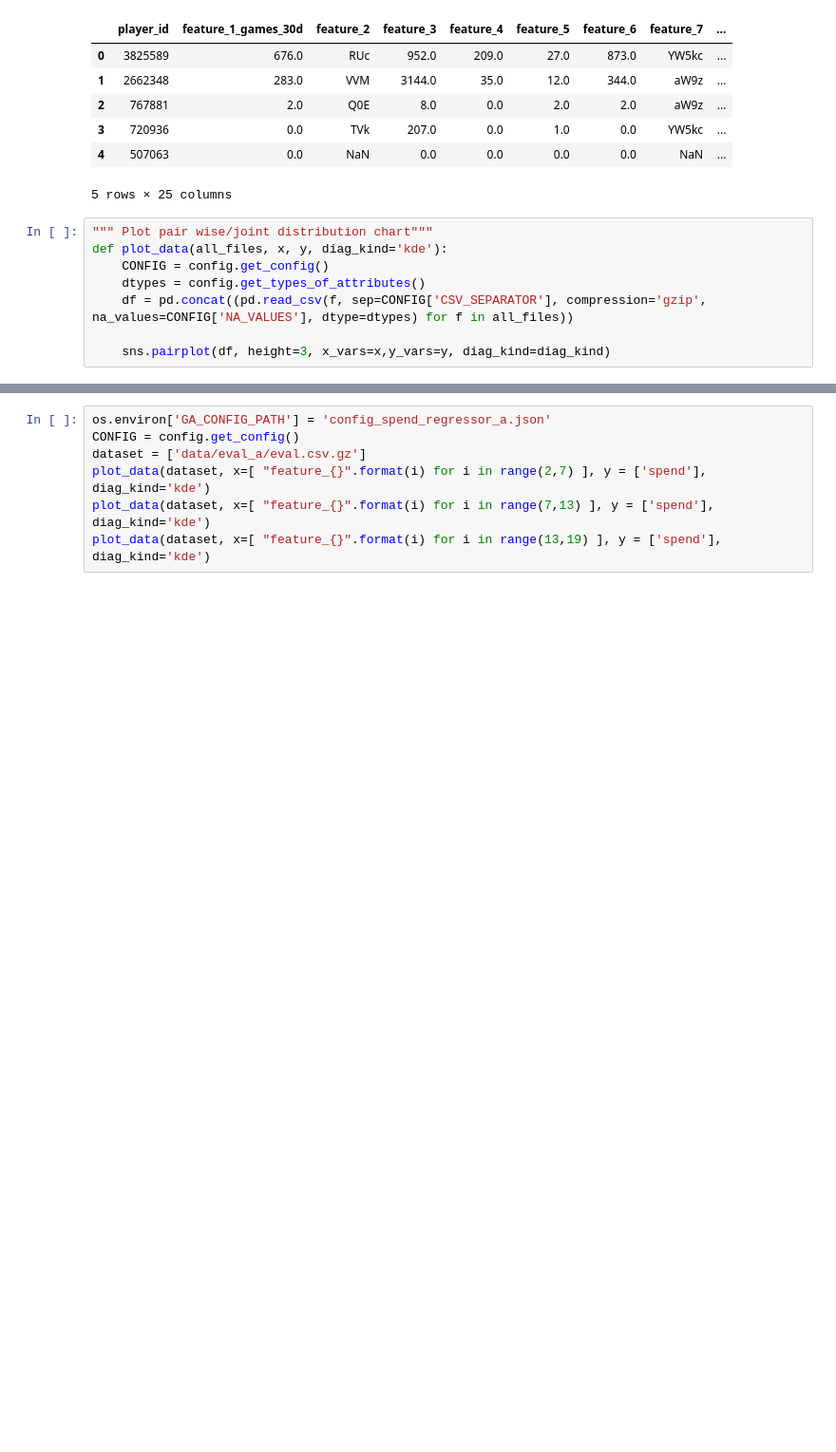
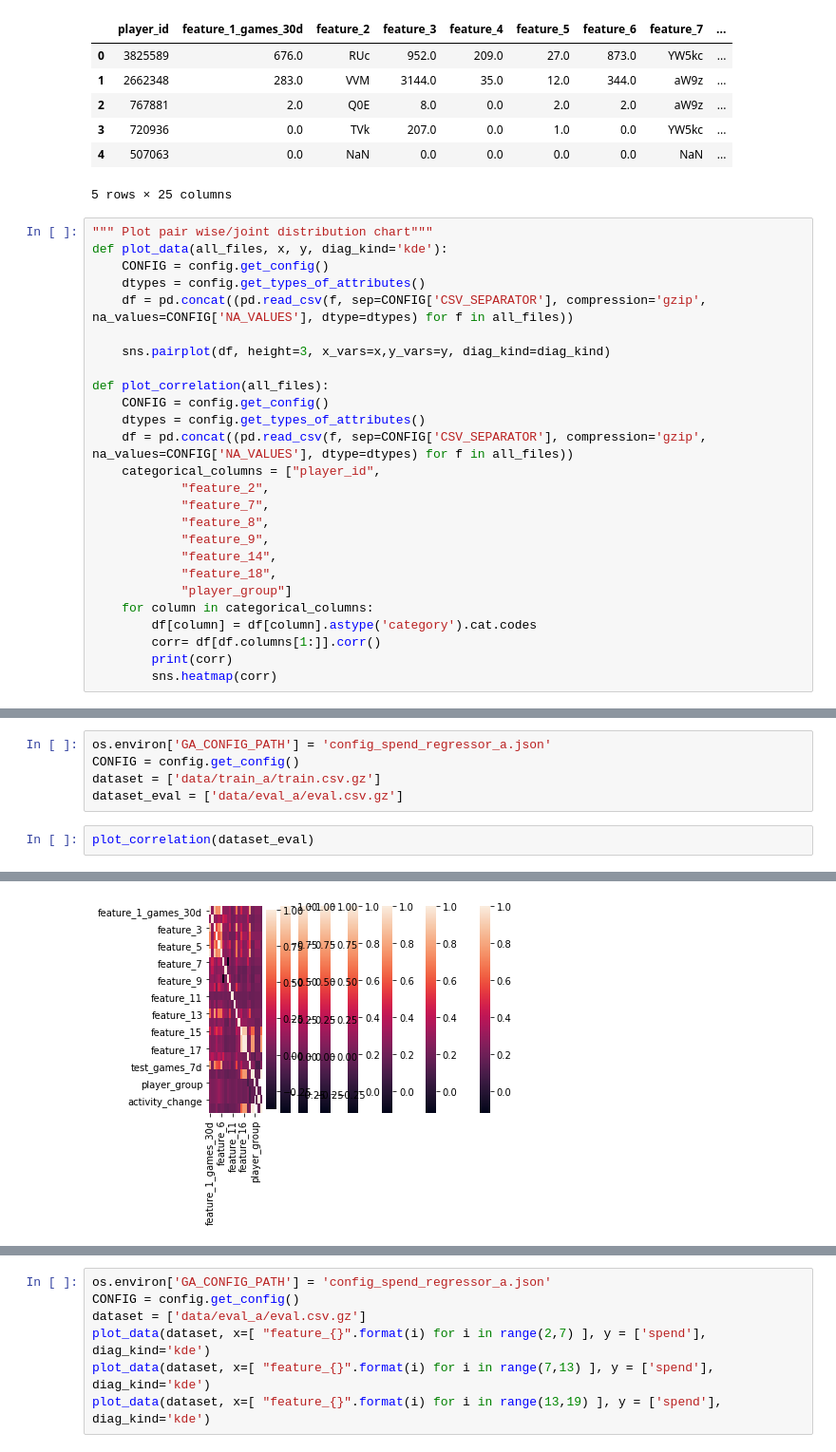
Before and after one commit to shawpan/group_allocator, a Jupyter notebook: trainer/plot_data.ipynb, the cells around one changed output, grey strips where cells are left out. Shown at 95% size. Cells and saved outputs as stored; diff of their text form; blank space fills up the shorter version.

```diff
--- a/trainer/plot_data.ipynb
+++ b/trainer/plot_data.ipynb
@@ -26,3 +26,21 @@ def plot_data(all_files, x, y, diag_kind='kde'):
     df = pd.concat((pd.read_csv(f, sep=CONFIG['CSV_SEPARATOR'], compression='gzip', na_values=CONFIG['NA_VALUES'], dtype=dtypes) for f in all_files))
 
     sns.pairplot(df, height=3, x_vars=x,y_vars=y, diag_kind=diag_kind)
+
+def plot_correlation(all_files):
+    CONFIG = config.get_config()
+    dtypes = config.get_types_of_attributes()
+    df = pd.concat((pd.read_csv(f, sep=CONFIG['CSV_SEPARATOR'], compression='gzip', na_values=CONFIG['NA_VALUES'], dtype=dtypes) for f in all_files))
+    categorical_columns = ["player_id",
+            "feature_2",
+            "feature_7",
+            "feature_8",
+            "feature_9",
+            "feature_14",
+            "feature_18",
+            "player_group"]
+    for column in categorical_columns:
+        df[column] = df[column].astype('category').cat.codes
+        corr= df[df.columns[1:]].corr()
+        print(corr)
+        sns.heatmap(corr)
@@ -28,0 +75,8 @@ def plot_data(all_files, x, y, diag_kind='kde'):
+# %%
+os.environ['GA_CONFIG_PATH'] = 'config_spend_regressor_a.json'
+CONFIG = config.get_config()
+dataset = ['data/train_a/train.csv.gz']
+dataset_eval = ['data/eval_a/eval.csv.gz']
+# %%
+plot_correlation(dataset_eval)
+# %% [output]
@@ -28,0 +100 @@ def plot_data(all_files, x, y, diag_kind='kde'):
+[figure, added]
```
Also changed, not shown: parts of 4 cells of this notebook, 10 other files.
